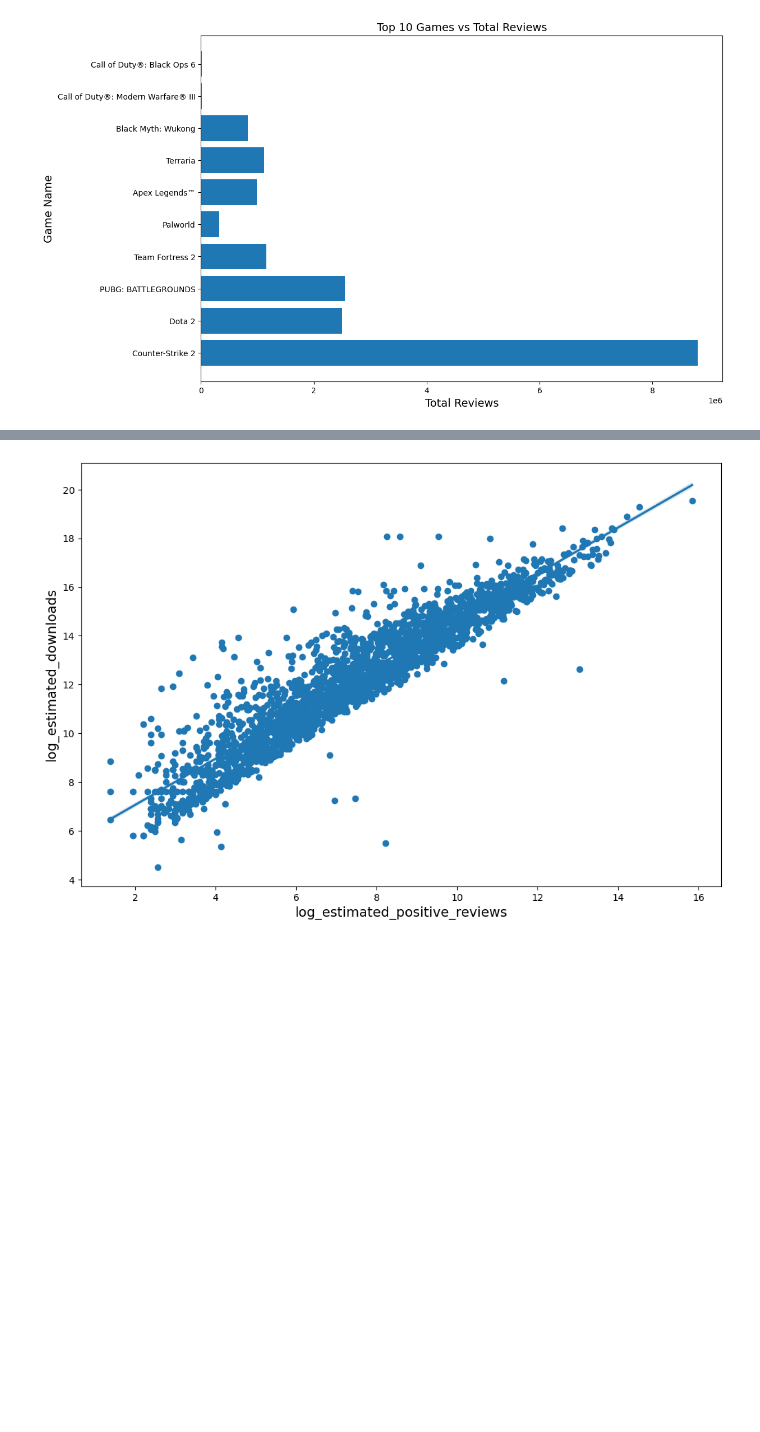
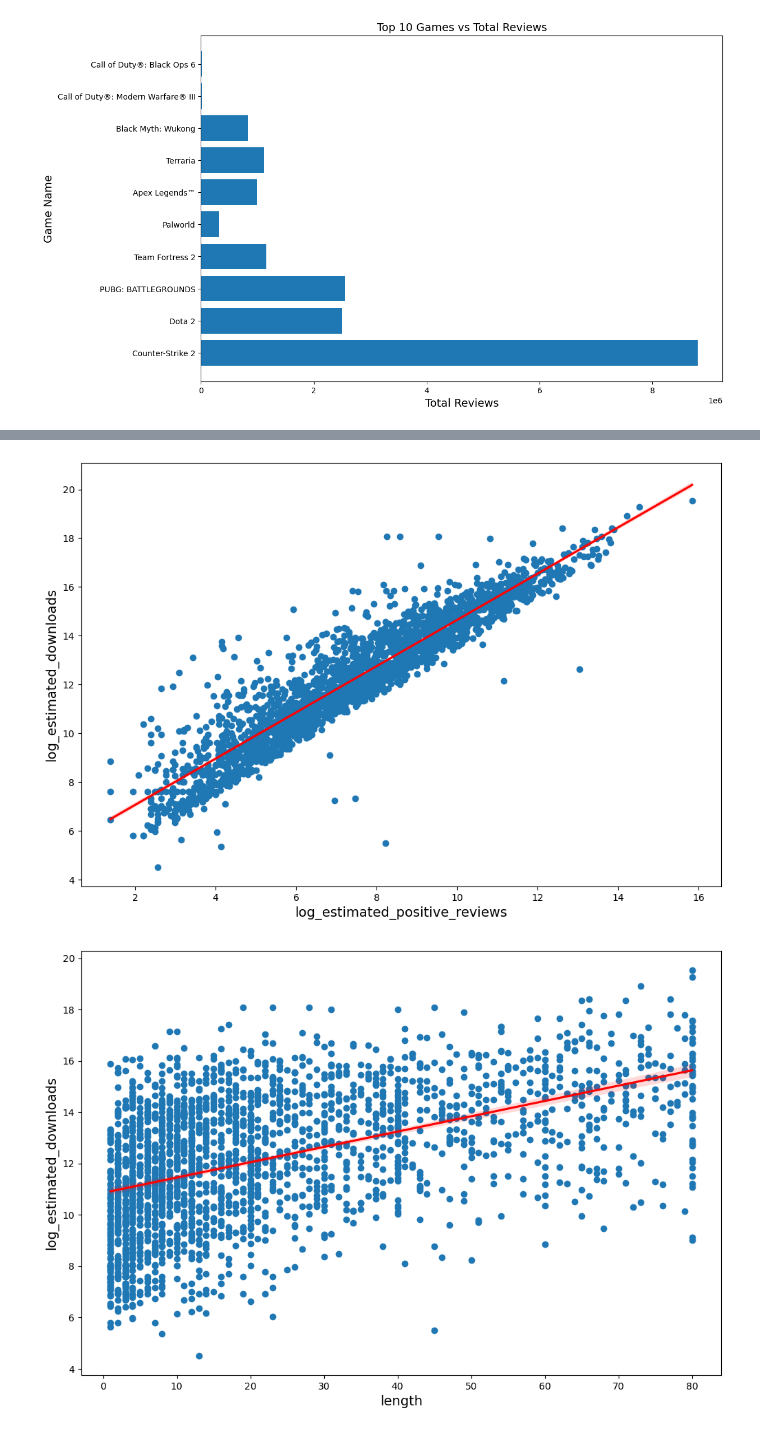
Before and after one commit to Jupiee/steam-eda, a Jupyter notebook: EDA.ipynb, the cells around one changed output, grey strips where cells are left out. Saved outputs shown, nothing was run; the diff lists cells and outputs as text; code cells hidden in the pictures; blank space fills up the shorter version.

```diff
--- a/EDA.ipynb
+++ b/EDA.ipynb
@@ -393,10 +455,18 @@ plt.show()
 # %%
 plt.figure(figsize=(12, 8))
 plt.scatter(steam_bsgoat_data['log_estimated_positive_reviews'], steam_bsgoat_data['log_estimated_downloads'])
-sns.regplot(x='log_estimated_positive_reviews', y='log_estimated_downloads', data=steam_bsgoat_data, scatter=False)
+sns.regplot(x='log_estimated_positive_reviews', y='log_estimated_downloads', data=steam_bsgoat_data, scatter=False,  color='.3', line_kws=dict(color="r"))
 
 plt.show()
 # %% [output]
-[figure, old version]
+[figure, new version]
+# %%
+plt.figure(figsize=(12, 8))
+plt.scatter(steam_bsgoat_data['length'], steam_bsgoat_data['log_estimated_downloads'])
+sns.regplot(x='length', y='log_estimated_downloads', data=steam_bsgoat_data, scatter=False, color='.3', line_kws=dict(color="r"))
+
+plt.show()
+# %% [output]
+[figure, added]
 # %% [markdown]
 ## Observation
```
Also changed, not shown: parts of 14 cells of this notebook.
